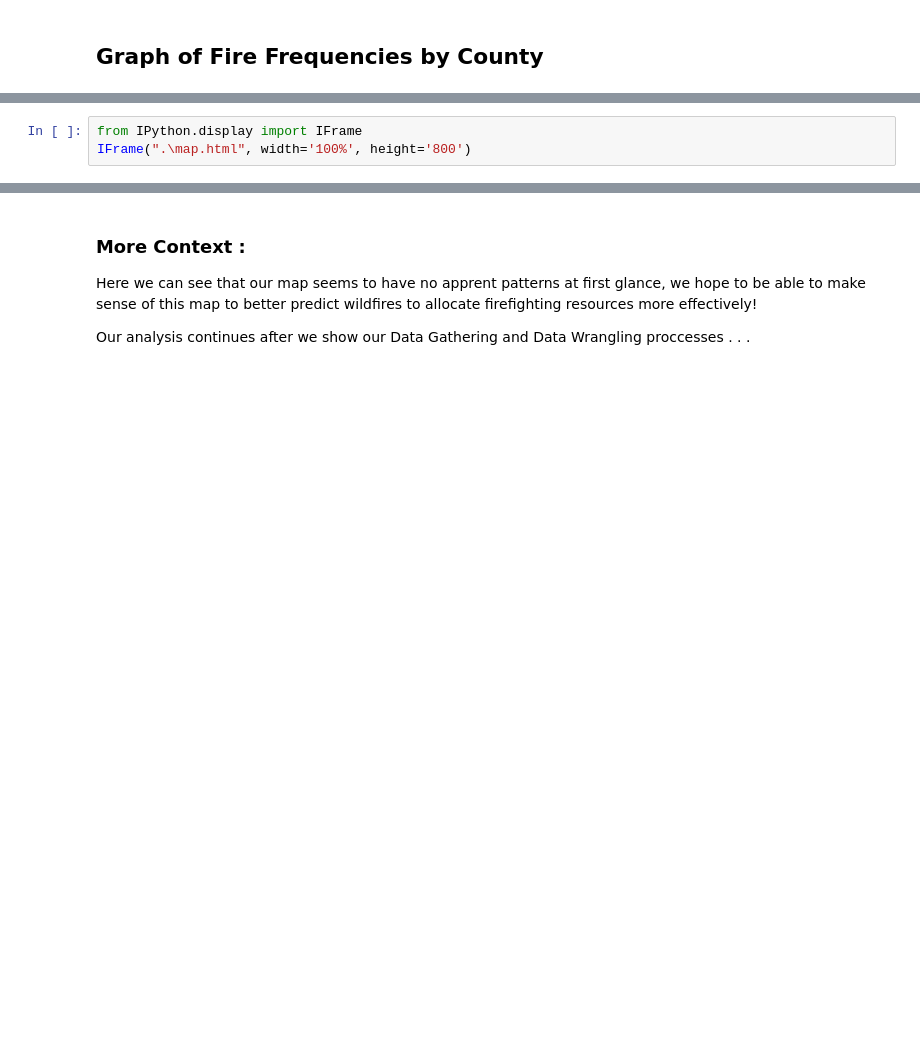
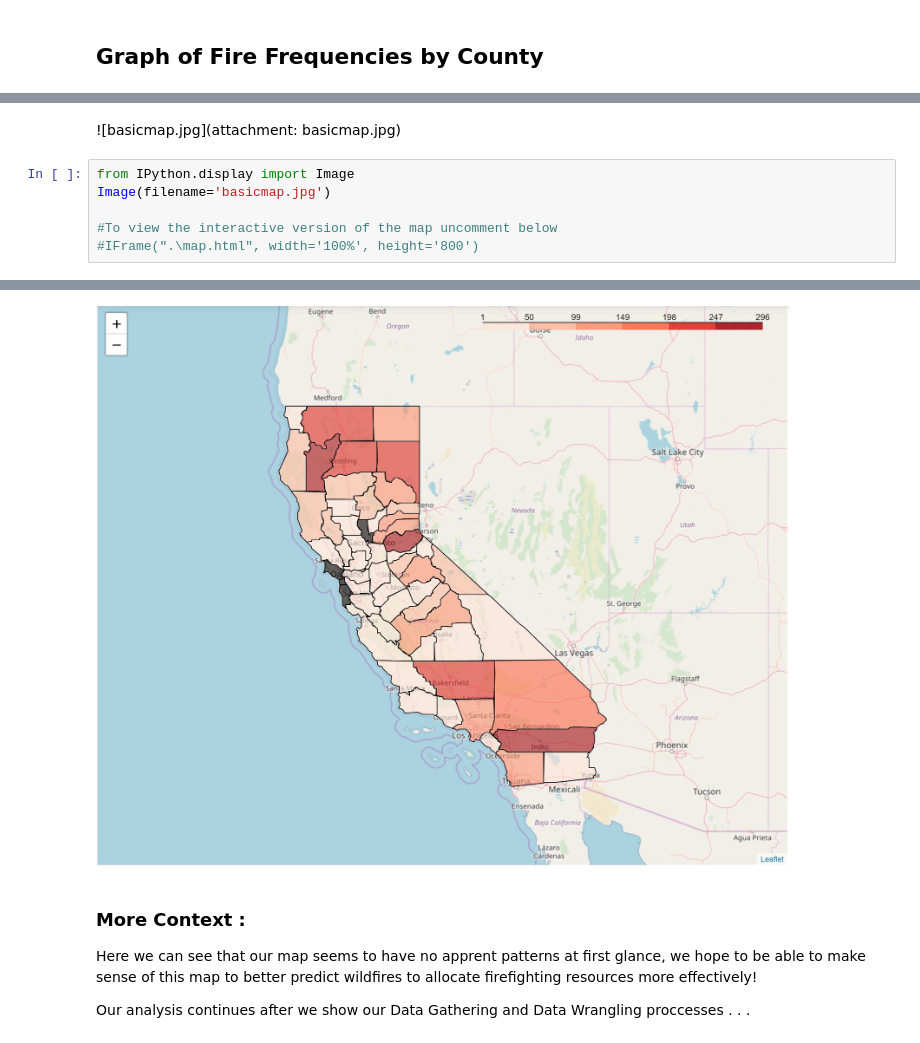
Before and after one commit to ojimenez2517/COGS_108_Project, a Jupyter notebook: Coding_Notebook.ipynb, the cells around one changed output, grey strips where cells are left out. Drawn from its saved outputs; the diff is of its cells as text; blank space fills up the shorter version.

```diff
--- a/Coding_Notebook.ipynb
+++ b/Coding_Notebook.ipynb
@@ -33,4 +31,9 @@ The goal is to have communities with emergency plans and preparations ready in t
+# %% [markdown]
+![basicmap.jpg](attachment: basicmap.jpg)
 # %%
-from IPython.display import IFrame
-IFrame(".\map.html", width='100%', height='800')
+from IPython.display import Image
+Image(filename='basicmap.jpg')
+
+#To view the interactive version of the map uncomment below
+#IFrame(".\map.html", width='100%', height='800')
 # %% [output]
@@ -38,3 +40,4 @@ IFrame(".\map.html", width='100%', height='800')
+[figure, added]
 # %% [markdown]
 ### More Context :
 
```
Also changed, not shown: parts of 14 cells of this notebook, 4 other files.
